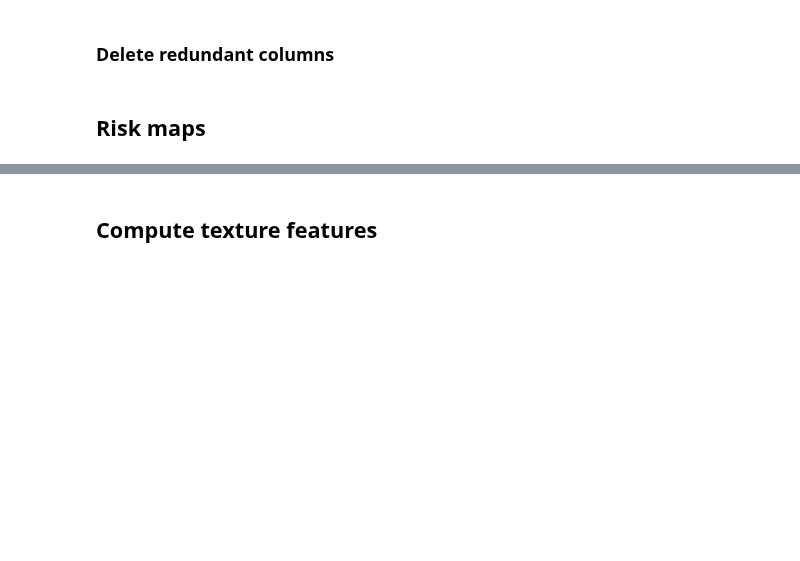
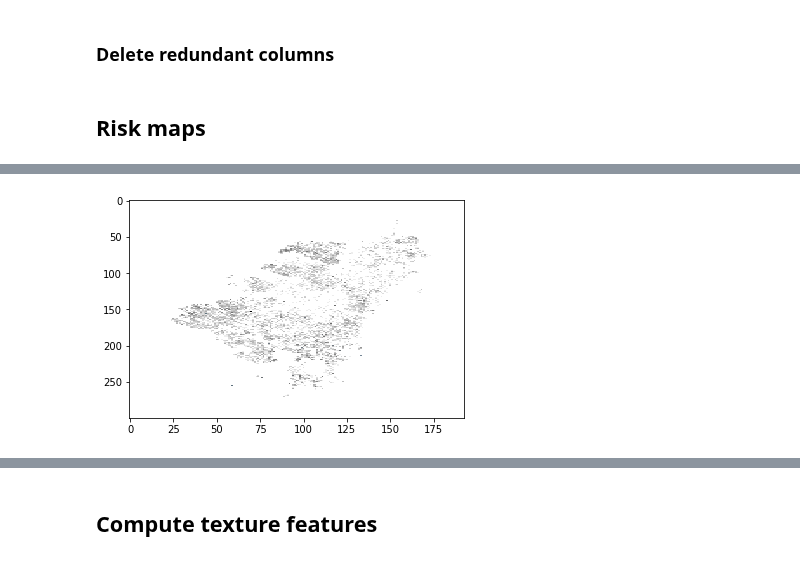
Before and after one commit to jrudascas/security_project, a Jupyter notebook: aggressive_behavior_model/SEPPexp/experiment_15_1_GLCMtextures_SEPPexp_city_multimodal.ipynb, the cells around one changed output, grey strips where cells are left out. Drawn from its saved outputs; the diff is of its cells as text; code cells hidden in the pictures; blank space fills up the shorter version.

```diff
--- a/aggressive_behavior_model/SEPPexp/experiment_15_1_GLCMtextures_SEPPexp_city_multimodal.ipynb
+++ b/aggressive_behavior_model/SEPPexp/experiment_15_1_GLCMtextures_SEPPexp_city_multimodal.ipynb
@@ -211,0 +220,24 @@ ProcessData.plot_grid_prediction(result['prediction_siedco'].values[0], '', {'in
+# %%
+import matplotlib.pyplot as plt
+import numpy as np
+from matplotlib.colors import LinearSegmentedColormap
+
+a = result['prediction_nuse'].values[0]._matrix
+custom_cmap = LinearSegmentedColormap.from_list('custom blue',
+                                             [(0,    '#ffffff'),
+                                              (0.01, '#D3D3D3'),
+                                              (0.02, '#C0C0C0'),
+                                              (0.03, '#A9A9A9'),
+                                              (0.05, '#808080'),
+                                              (0.1, '#696969'),
+                                              (0.3, '#778899'),
+                                              (0.5, '#708090'),
+                                              (0.8, '#2F4F4F'),
+                                              (1,    '#000000')], N=256)
+b=a[::-1]
+plt.imshow(b[:300,150:], cmap=custom_cmap, aspect='auto')
+file_path = '/Users/anamaria/Desktop/multimodal prediction draft figures/'
+plt.savefig(file_path+'nuse_map.svg',dpi=300,bbox_inches = "tight")
+plt.show()
+# %% [output]
+[figure, added]
```
Also changed, not shown: parts of 16 cells of this notebook.
